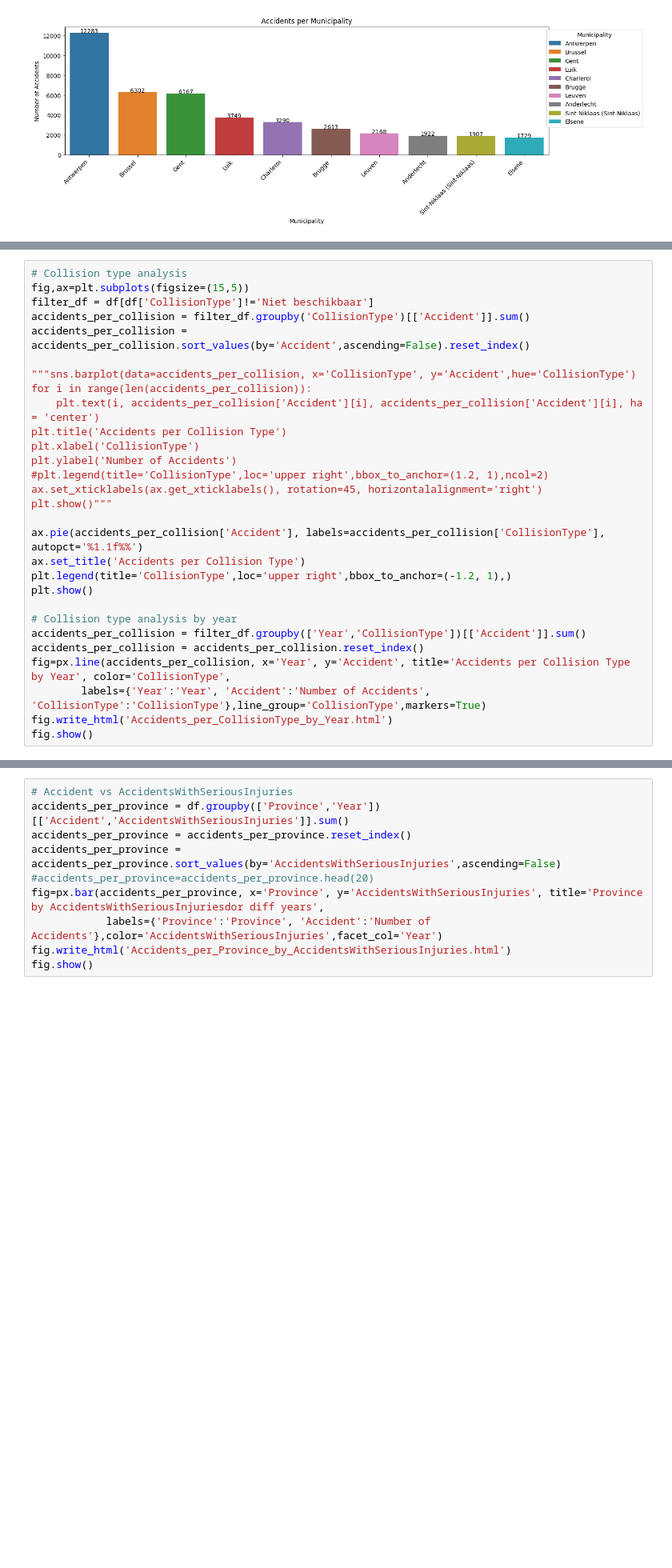
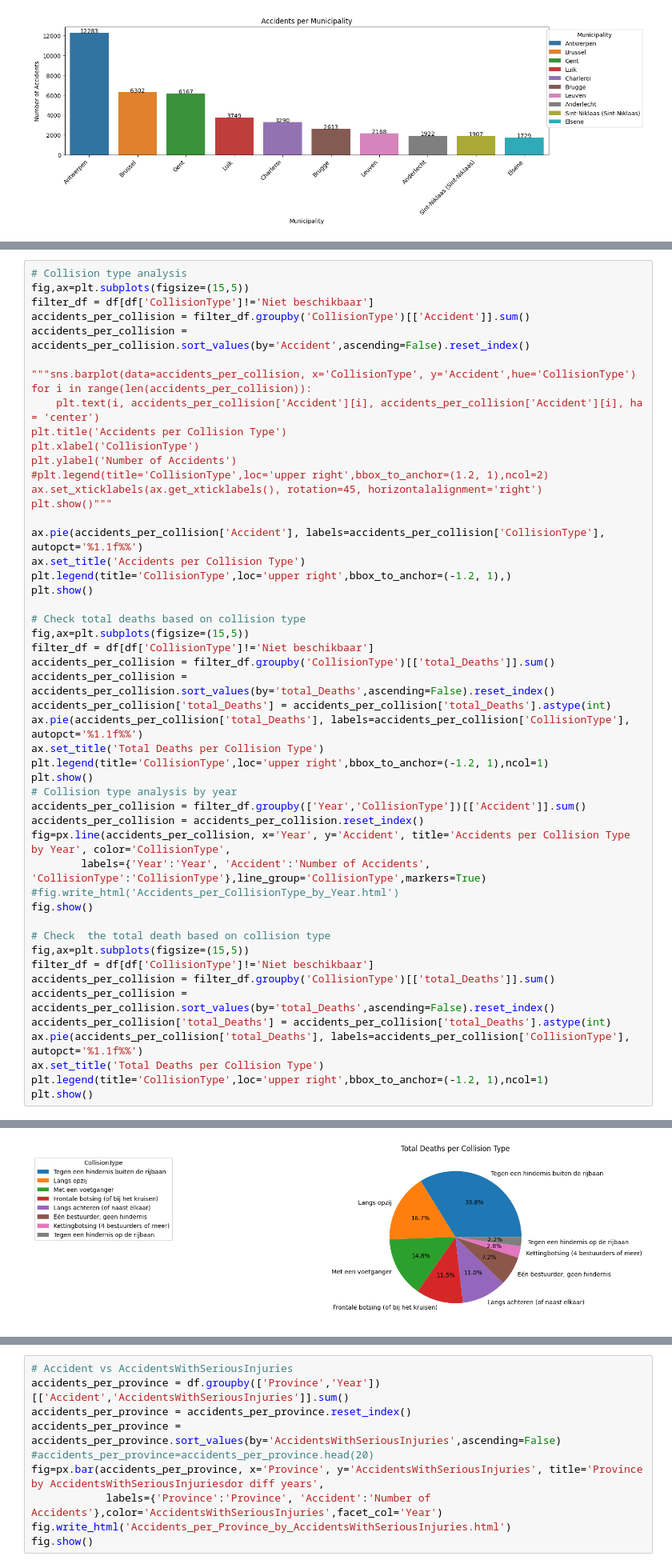
Before and after one commit to bhusalgokarna/Modular_Base_Coding, a Jupyter notebook: Visualization.ipynb, the cells around one changed output, grey strips where cells are left out. Shown at 80% size. Saved outputs shown, nothing was run; the diff lists cells and outputs as text; blank space fills up the shorter version.

```diff
--- a/Visualization.ipynb
+++ b/Visualization.ipynb
@@ -192,31 +234,53 @@ plt.show()
 # %%
 # Collision type analysis
 fig,ax=plt.subplots(figsize=(15,5))
 filter_df = df[df['CollisionType']!='Niet beschikbaar']
 accidents_per_collision = filter_df.groupby('CollisionType')[['Accident']].sum()
 accidents_per_collision = accidents_per_collision.sort_values(by='Accident',ascending=False).reset_index()
 
 """sns.barplot(data=accidents_per_collision, x='CollisionType', y='Accident',hue='CollisionType')
 for i in range(len(accidents_per_collision)):
     plt.text(i, accidents_per_collision['Accident'][i], accidents_per_collision['Accident'][i], ha = 'center')
 plt.title('Accidents per Collision Type')
 plt.xlabel('CollisionType')
 plt.ylabel('Number of Accidents')
 #plt.legend(title='CollisionType',loc='upper right',bbox_to_anchor=(1.2, 1),ncol=2)
 ax.set_xticklabels(ax.get_xticklabels(), rotation=45, horizontalalignment='right')
 plt.show()"""
 
 ax.pie(accidents_per_collision['Accident'], labels=accidents_per_collision['CollisionType'], autopct='%1.1f%%')
 ax.set_title('Accidents per Collision Type')
 plt.legend(title='CollisionType',loc='upper right',bbox_to_anchor=(-1.2, 1),)
 plt.show()
 
+# Check total deaths based on collision type
+fig,ax=plt.subplots(figsize=(15,5))
+filter_df = df[df['CollisionType']!='Niet beschikbaar']
+accidents_per_collision = filter_df.groupby('CollisionType')[['total_Deaths']].sum()
+accidents_per_collision = accidents_per_collision.sort_values(by='total_Deaths',ascending=False).reset_index()
+accidents_per_collision['total_Deaths'] = accidents_per_collision['total_Deaths'].astype(int)
+ax.pie(accidents_per_collision['total_Deaths'], labels=accidents_per_collision['CollisionType'], autopct='%1.1f%%')
+ax.set_title('Total Deaths per Collision Type')
+plt.legend(title='CollisionType',loc='upper right',bbox_to_anchor=(-1.2, 1),ncol=1)
+plt.show()
 # Collision type analysis by year
 accidents_per_collision = filter_df.groupby(['Year','CollisionType'])[['Accident']].sum()
 accidents_per_collision = accidents_per_collision.reset_index()
 fig=px.line(accidents_per_collision, x='Year', y='Accident', title='Accidents per Collision Type by Year', color='CollisionType',
         labels={'Year':'Year', 'Accident':'Number of Accidents', 'CollisionType':'CollisionType'},line_group='CollisionType',markers=True)
-fig.write_html('Accidents_per_CollisionType_by_Year.html')
+#fig.write_html('Accidents_per_CollisionType_by_Year.html')
 fig.show()
+
+# Check  the total death based on collision type
+fig,ax=plt.subplots(figsize=(15,5))
+filter_df = df[df['CollisionType']!='Niet beschikbaar']
+accidents_per_collision = filter_df.groupby('CollisionType')[['total_Deaths']].sum()
+accidents_per_collision = accidents_per_collision.sort_values(by='total_Deaths',ascending=False).reset_index()
+accidents_per_collision['total_Deaths'] = accidents_per_collision['total_Deaths'].astype(int)
+ax.pie(accidents_per_collision['total_Deaths'], labels=accidents_per_collision['CollisionType'], autopct='%1.1f%%')
+ax.set_title('Total Deaths per Collision Type')
+plt.legend(title='CollisionType',loc='upper right',bbox_to_anchor=(-1.2, 1),ncol=1)
+plt.show()
 # %% [output]
 [figure]
+[figure, added]
```
Also changed, not shown: parts of 7 cells of this notebook, 6 other files.
